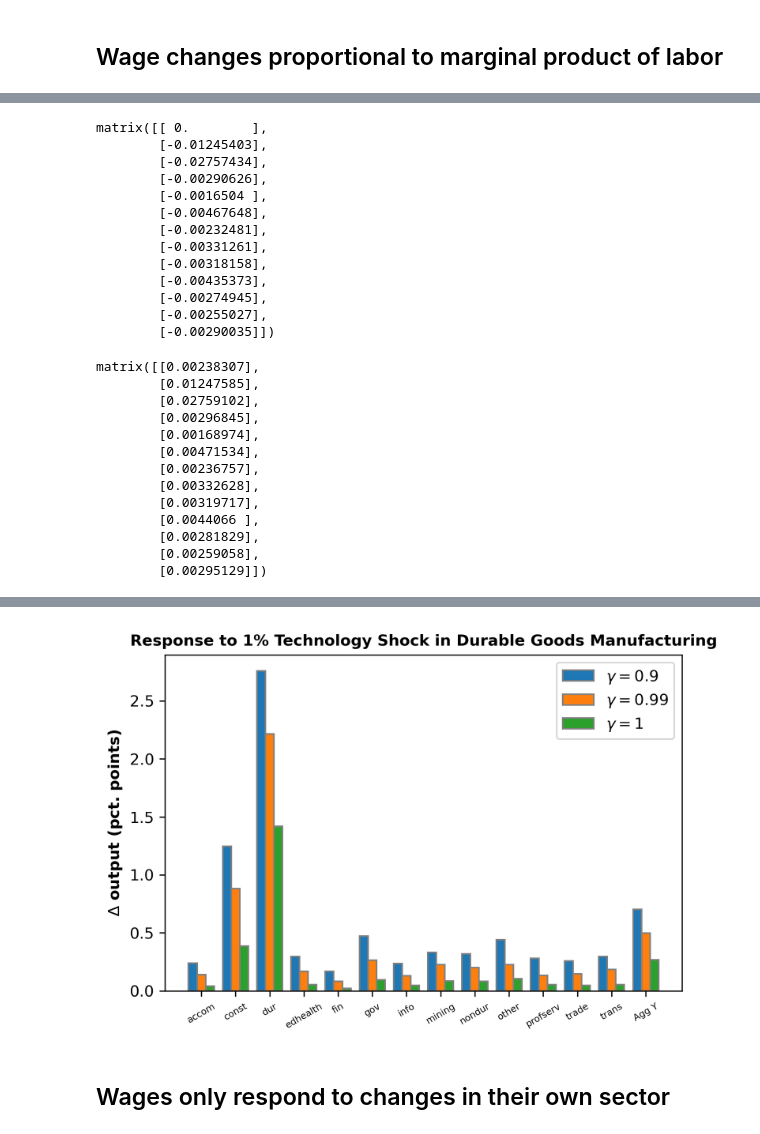
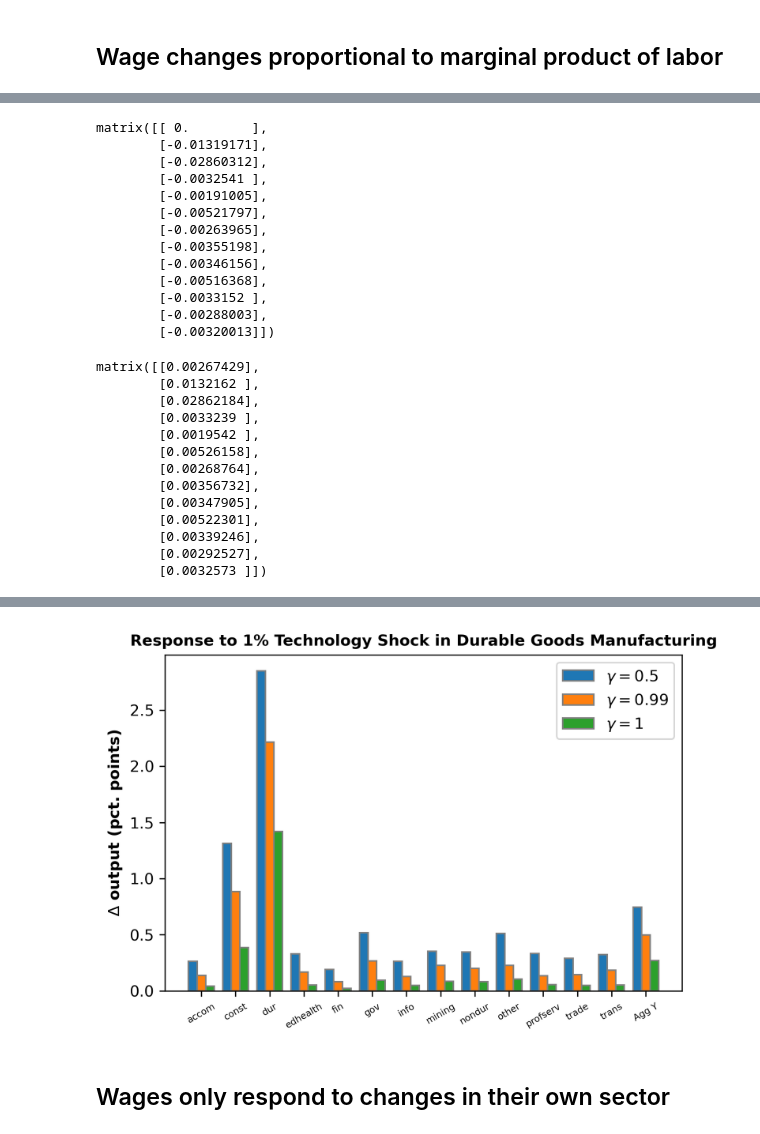
Before and after one commit to hs97/UnemploymentNetwork, a Jupyter notebook: new_code/calib2_one_occupation_per_sector.ipynb, the cells around one changed output, grey strips where cells are left out. Saved outputs shown, nothing was run; the diff lists cells and outputs as text; code cells hidden in the pictures.

```diff
--- a/new_code/calib2_one_occupation_per_sector.ipynb
+++ b/new_code/calib2_one_occupation_per_sector.ipynb
@@ -557,7 +567,7 @@ dlog_lam = np.zeros_like(dlog_A)
 dlog_epsN = np.zeros_like(epsN)
 dlog_epsD = np.zeros_like(epsD)
 #epsW_A = np.zeros((O,J))
-gamma = 0.9
+gamma = 0
 epsW_A, epsW_H = multi_occupation_network.WageElasticityFuncMP(gamma, Psi, epsN, curlyF, curlyQ, curlyT, curlyL)
 epsW_A
 # %% [output]
@@ -619,35 +625,35 @@ dlog_p = multi_occupation_network.PriceFunc(dlog_A, dlog_wR, dlog_theta, Psi, cu
 dlog_p
 # %% [output]
 matrix([[ 0.        ],
-        [-0.01245403],
-        [-0.02757434],
-        [-0.00290626],
-        [-0.0016504 ],
-        [-0.00467648],
-        [-0.00232481],
-        [-0.00331261],
-        [-0.00318158],
-        [-0.00435373],
-        [-0.00274945],
-        [-0.00255027],
-        [-0.00290035]])
+        [-0.01319171],
+        [-0.02860312],
+        [-0.0032541 ],
+        [-0.00191005],
+        [-0.00521797],
+        [-0.00263965],
+        [-0.00355198],
+        [-0.00346156],
+        [-0.00516368],
+        [-0.0033152 ],
+        [-0.00288003],
+        [-0.00320013]])
 # %%
 dlog_y = multi_occupation_network.OutputFunc(dlog_A,dlog_H, dlog_theta, dlog_lam, Psi, Omega, curlyQ, curlyF, epsN, curlyT, curlyE)
 dlog_y
 # %% [output]
-matrix([[0.00238307],
-        [0.01247585],
-        [0.02759102],
-        [0.00296845],
-        [0.00168974],
-        [0.00471534],
-        [0.00236757],
-        [0.00332628],
-        [0.00319717],
-        [0.0044066 ],
-        [0.00281829],
-        [0.00259058],
-        [0.00295129]])
+matrix([[0.00267429],
+        [0.0132162 ],
+        [0.02862184],
+        [0.0033239 ],
+        [0.0019542 ],
+        [0.00526158],
+        [0.00268764],
+        [0.00356732],
+        [0.00347905],
+        [0.00522301],
+        [0.00339246],
+        [0.00292527],
+        [0.0032573 ]])
 # %%
 # Setting which sectors to shock, and getting the full name of the sector.
 sec_to_shock = 'dur'
@@ -657,7 +663,7 @@ sec_dict = pd.read_excel("../data/update_raw/long_short_names_crosswalk.xlsx")
 sec_full = sec_dict['Industry'][sec_dict['short_names'] == sec_to_shock].iloc[0].title()
 print(f'the full name for {sec_to_shock} is {sec_full}')
 
-gamma = np.array([0.9,0.99,0.999999999])
+gamma = np.array([0.5, 0.99,0.999999999])
 sectorY_vec = np.zeros((J+1, 3))
 occT_vec = np.zeros((O, 3))
 occU_vec = np.zeros((O, 3))
@@ -689,13 +695,13 @@ the full name for dur is Durable Goods Manufacturing
 # %%
 sector_names = list(dfA['short_names']) + ['Agg Y']
 title = f'Response to 1% Technology Shock in {sec_full}'
 xlab = ''
 ylab = '$\Delta$ output (pct. points)'
 save_path = f'../output/figures/{sec_to_shock}_A{A_spec}_AshockY_calib2.png'
-labels = ['$\gamma = 0.9$','$\gamma = 0.99$','$\gamma = 1$']
+labels = ['$\gamma = 0.5$','$\gamma = 0.99$','$\gamma = 1$']
 bar_plot(100*sectorY_vec, sector_names, title, xlab, ylab, labels, save_path, rotation=30, fontsize=10, barWidth = 0.25, dpi=300)
 # %% [output]
-[figure, old version]
+[figure, new version]
 # %% [markdown]
 ## Wages only respond to changes in their own sector
 # %%
```
Also changed, not shown: parts of 23 cells of this notebook, 6 other files.
